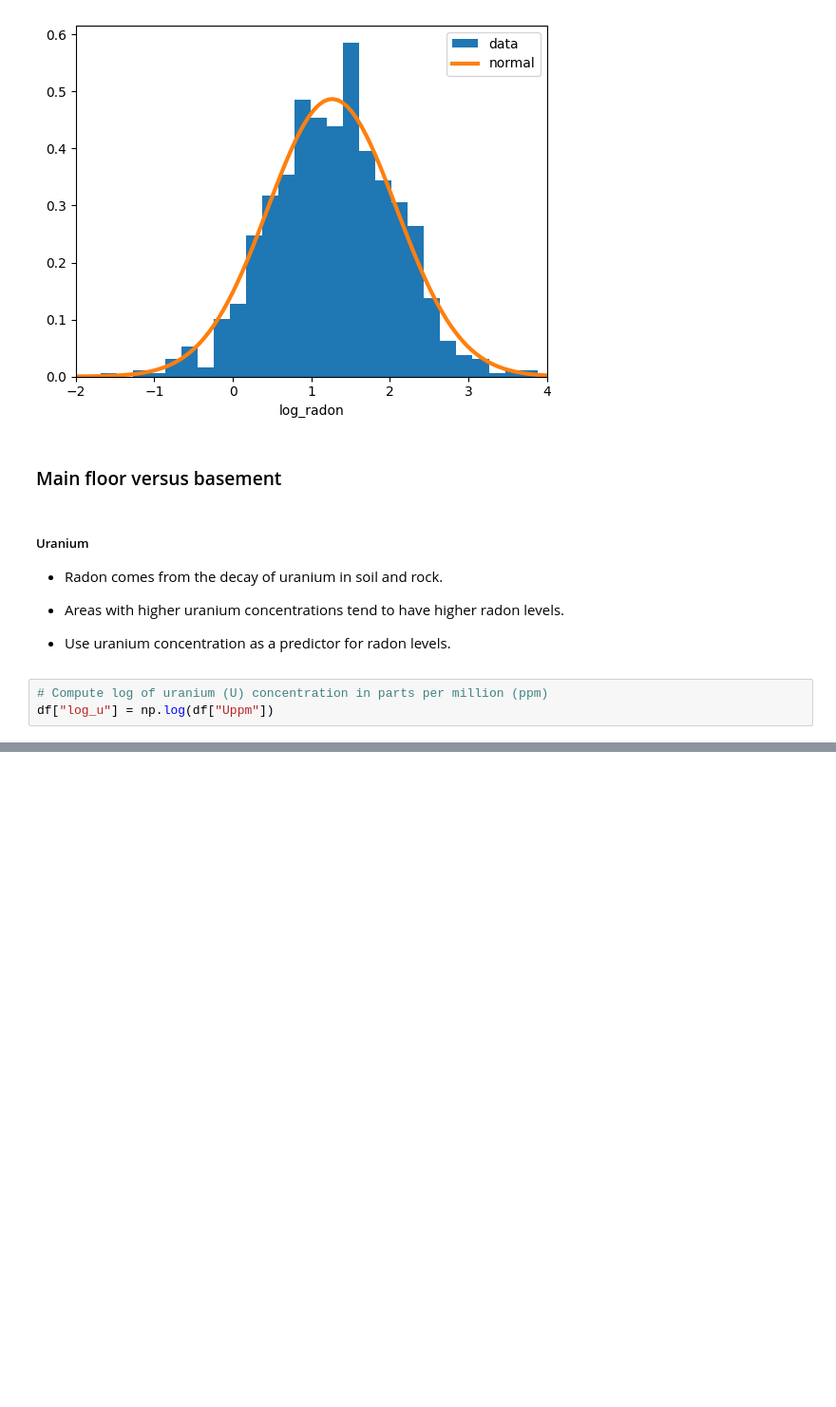
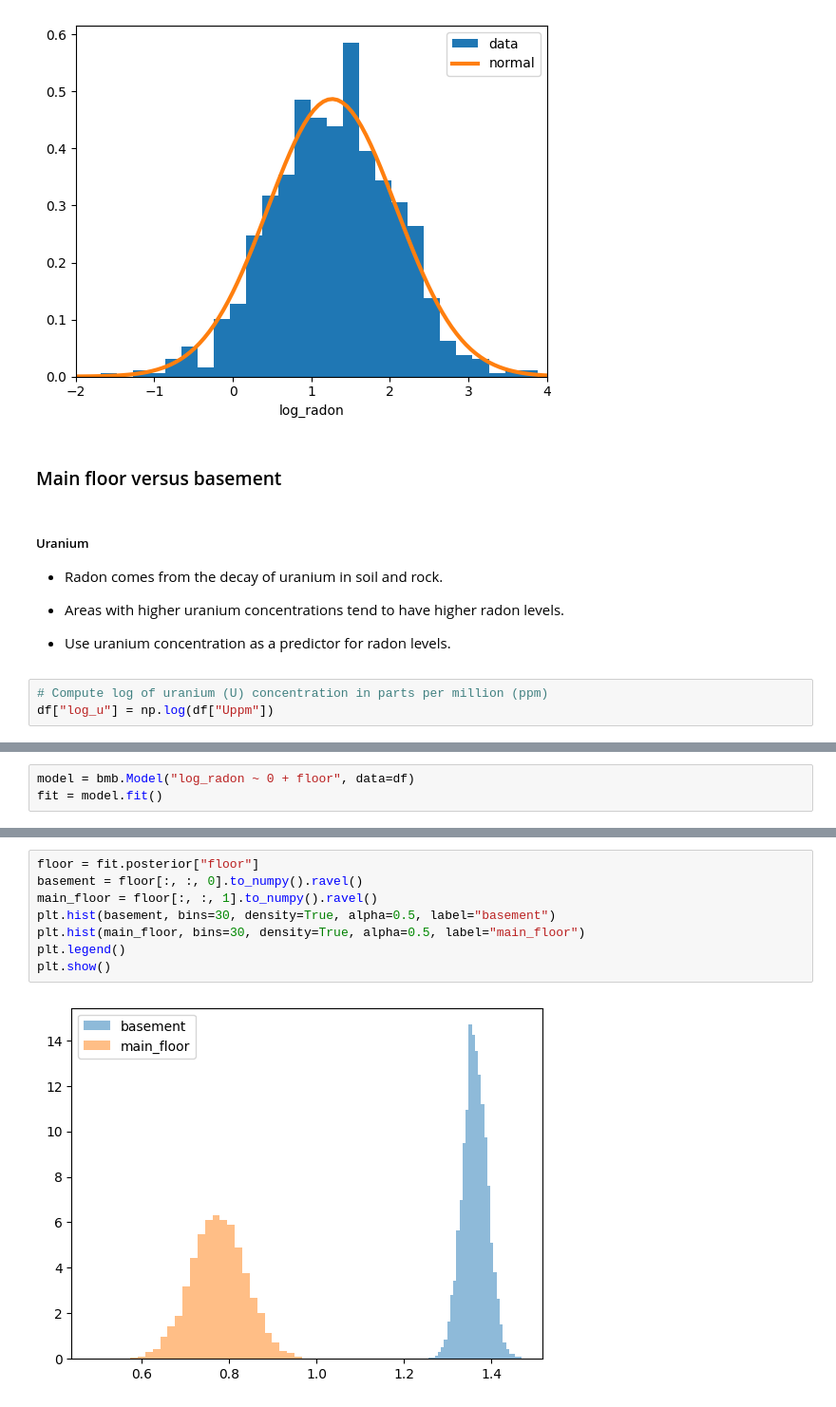
Before and after one commit to mgreenbe/DATA335W2025, a Jupyter notebook: code/hierarchical_modeling.ipynb, the cells around one changed output, grey strips where cells are left out. Shown at 95% size. Cells and saved outputs as stored; diff of their text form; blank space fills up the shorter version.

```diff
--- a/code/hierarchical_modeling.ipynb
+++ b/code/hierarchical_modeling.ipynb
@@ -239,0 +300,3 @@ plt.show()
+# %%
+model = bmb.Model("log_radon ~ 0 + floor", data=df)
+fit = model.fit()
@@ -239,0 +317,10 @@ plt.show()
+# %%
+floor = fit.posterior["floor"]
+basement = floor[:, :, 0].to_numpy().ravel()
+main_floor = floor[:, :, 1].to_numpy().ravel()
+plt.hist(basement, bins=30, density=True, alpha=0.5, label="basement")
+plt.hist(main_floor, bins=30, density=True, alpha=0.5, label="main_floor")
+plt.legend()
+plt.show()
+# %% [output]
+[figure, added]
```
Also changed, not shown: parts of 14 cells of this notebook, 3 other files.
